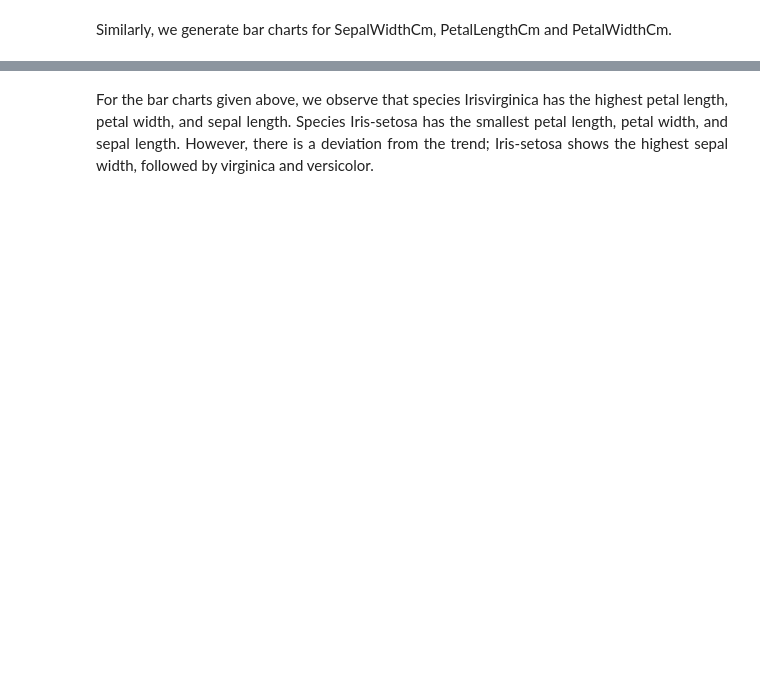
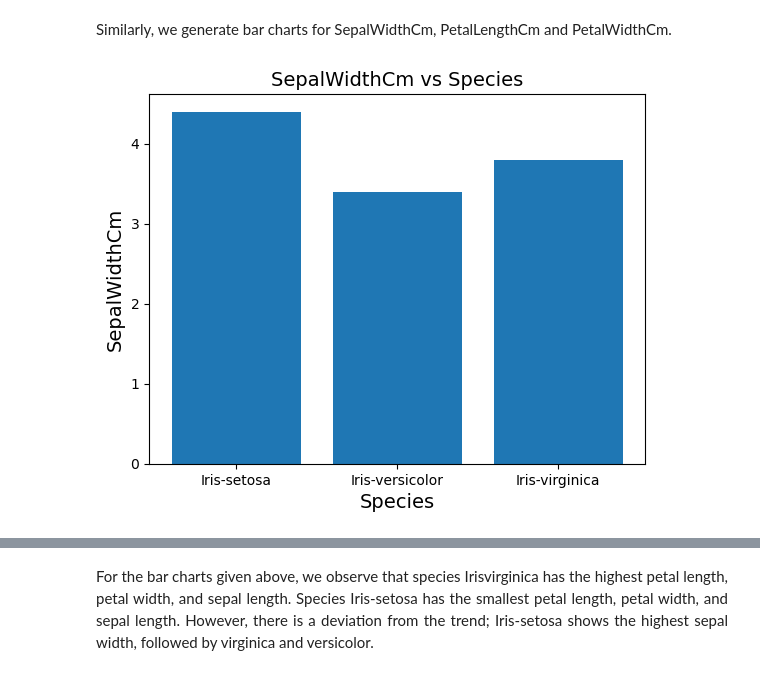
Before and after one commit to bondmcsteve/data-analytics, a Jupyter notebook: Exploratory Data Analysis/Exploratory Data Analysis-part2-StudentCopy.ipynb, the cells around one changed output, grey strips where cells are left out. Cells and saved outputs as stored; diff of their text form; code cells hidden in the pictures; blank space fills up the shorter version.

```diff
--- a/Exploratory Data Analysis/Exploratory Data Analysis-part2-StudentCopy.ipynb
+++ b/Exploratory Data Analysis/Exploratory Data Analysis-part2-StudentCopy.ipynb
@@ -164,3 +174,13 @@ following Python script.</div>
 # %% [markdown]
 <div style="text-align: justify">Similarly, we generate bar charts for SepalWidthCm,
 PetalLengthCm and PetalWidthCm.</div>
+# %%
+plt.bar(iris_data['Species'], iris_data['SepalWidthCm'])
+
+plt.title('SepalWidthCm vs Species', fontsize = 14)
+plt.xlabel('Species', fontsize = 14)
+plt.ylabel('SepalWidthCm', fontsize = 14)
+
+plt.show()
+# %% [output]
+[figure, added]
```
Also changed, not shown: parts of 5 cells of this notebook, 18 other files.
